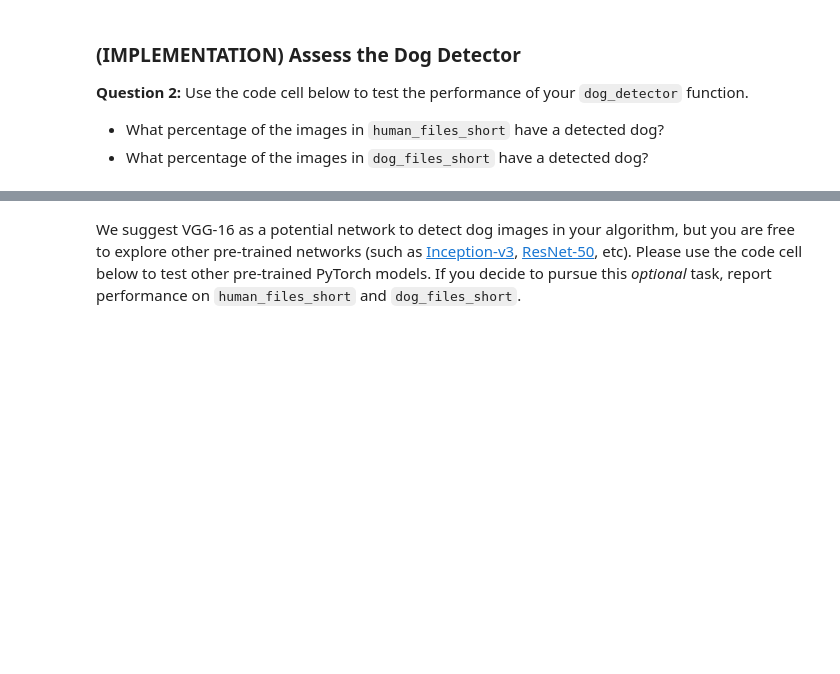
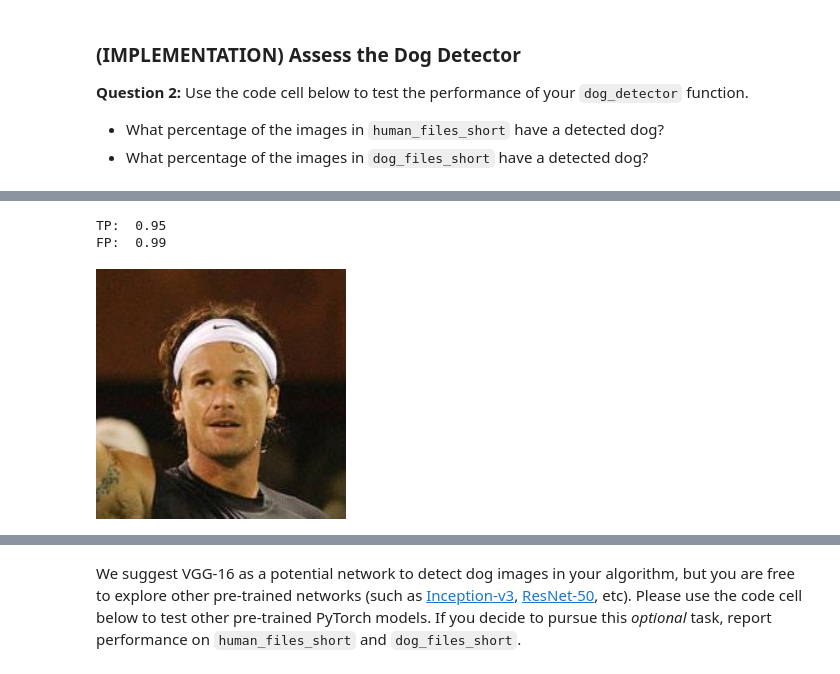
Before and after one commit to shramkoartem/dog_breed_recognizer, a Jupyter notebook: dog_app.ipynb, the cells around one changed output, grey strips where cells are left out. Saved outputs shown, nothing was run; the diff lists cells and outputs as text; code cells hidden in the pictures; blank space fills up the shorter version.

```diff
--- a/dog_app.ipynb
+++ b/dog_app.ipynb
@@ -248,9 +311,12 @@ Use these ideas to complete the `dog_detector` function below, which returns `Tr
 # %%
 ### returns "True" if a dog is detected in the image stored at img_path
 def dog_detector(img_path):
-    ## TODO: Complete the function.
+    idx = VGG16_predict(img_path)
 
-    return None # true/false
+    if idx in range(151, 269):
+        return True
+    else:
+        return False
 # %% [markdown]
 ### (IMPLEMENTATION) Assess the Dog Detector
 
@@ -264,0 +333,39 @@ __Answer:__
+# %%
+### TODO: Test the performance of the dog_detector function
+### on the images in human_files_short and dog_files_short.
+
+d = 0 # dog imgs counter
+d_fn = [] # dog imgs false negatives
+
+h = 0 # human imgs counter
+h_fp = [] # dog false positives
+
+for path in tqdm(dog_files_short):
+    pred = dog_detector(path)
+
+    if pred:
+        d += 1
+    else:
+        d_fn.append(path)
+
+for path in tqdm(human_files_short):
+    pred = dog_detector(path)
+
+    if pred:
+        h_fp.append(path)
+    else:
+        h += 1
+
+print("TP: ", d/100, "\nFP: ", h/100)
+# %% [output]
+TP:  0.95
+FP:  0.99
+# %%
+# Lets check the missclassified images
+
+# Starting with the FP on human ds
+Image.open(h_fp[0])
+
+# Clearly a mistake
+# %% [output]
+[figure, added]
```
Also changed, not shown: parts of 33 cells of this notebook, 1 other file.
